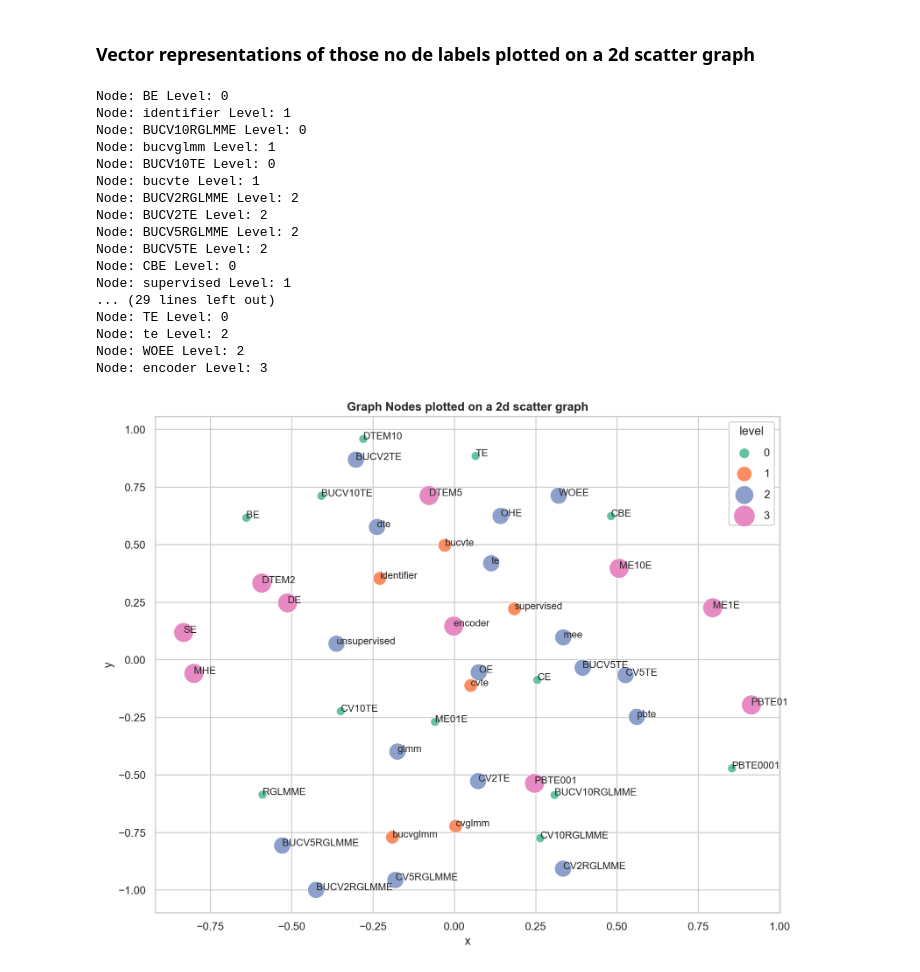
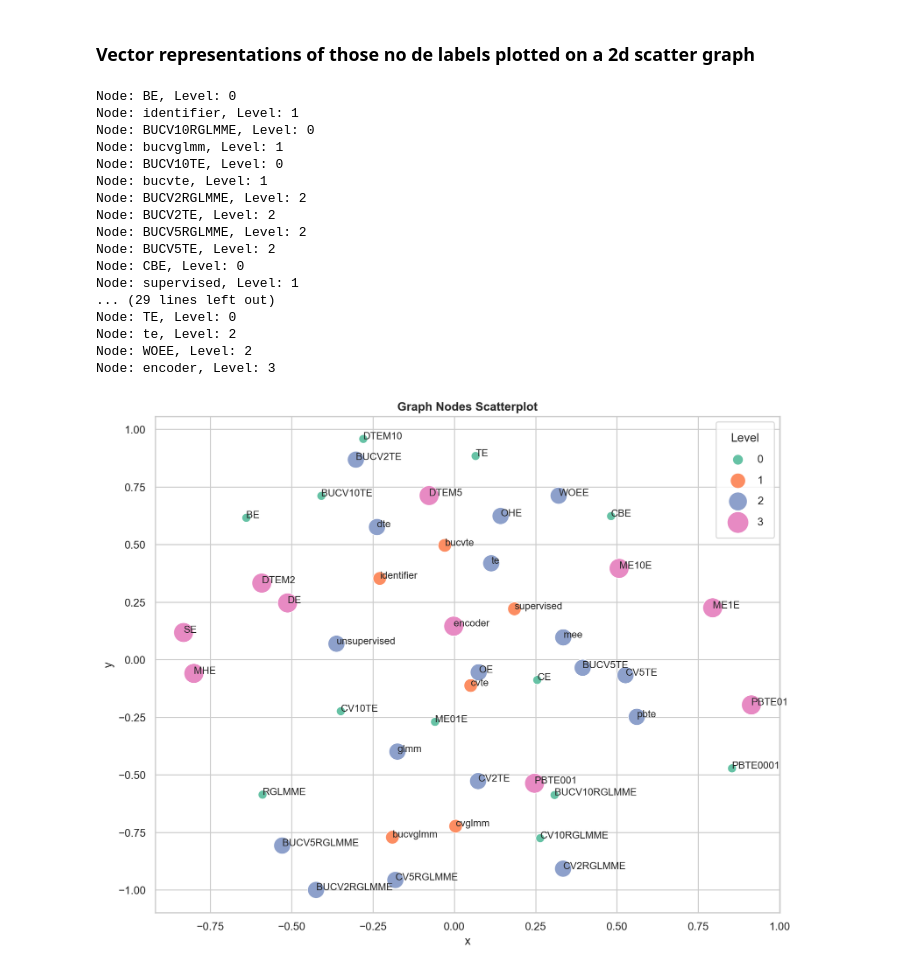
Before and after one commit to nina-prog/meta-learning-for-encoder-selection, a Jupyter notebook: notebooks/week09/week09-encoding-of-encoders.ipynb, the cells around one changed output. Saved outputs shown, nothing was run; the diff lists cells and outputs as text; code cells hidden in the pictures.

```diff
--- a/notebooks/week09/week09-encoding-of-encoders.ipynb
+++ b/notebooks/week09/week09-encoding-of-encoders.ipynb
@@ -92,28 +93,29 @@ def calculate_level(G):
 # Get hierarchical level for each node
 G = calculate_level(G)
 # %%
-# Print the hierarchical level for all nodes
-for node, data in G.nodes(data=True):
-    level = data["hierarchical_level"]
-    print("Node:", node, "Level:", level)
+# Print the hierarchical level for all nodes and make mapping dict
+level_dict = {}
+for node in G.nodes:
+    print(f"Node: {node}, Level: {G.nodes[node]['hierarchical_level']}")
+    level_dict[node] = G.nodes[node]['hierarchical_level']
 # %% [output]
-Node: BE Level: 0
-Node: identifier Level: 1
-Node: BUCV10RGLMME Level: 0
-Node: bucvglmm Level: 1
-Node: BUCV10TE Level: 0
-Node: bucvte Level: 1
-Node: BUCV2RGLMME Level: 2
-Node: BUCV2TE Level: 2
-Node: BUCV5RGLMME Level: 2
-Node: BUCV5TE Level: 2
-Node: CBE Level: 0
-Node: supervised Level: 1
+Node: BE, Level: 0
+Node: identifier, Level: 1
+Node: BUCV10RGLMME, Level: 0
+Node: bucvglmm, Level: 1
+Node: BUCV10TE, Level: 0
+Node: bucvte, Level: 1
+Node: BUCV2RGLMME, Level: 2
+Node: BUCV2TE, Level: 2
+Node: BUCV5RGLMME, Level: 2
+Node: BUCV5TE, Level: 2
+Node: CBE, Level: 0
+Node: supervised, Level: 1
 ... (29 lines left out)
-Node: TE Level: 0
-Node: te Level: 2
-Node: WOEE Level: 2
-Node: encoder Level: 3
+Node: TE, Level: 0
+Node: te, Level: 2
+Node: WOEE, Level: 2
+Node: encoder, Level: 3
 # %%
 # Get the position of each node in the graph
 pos = nx.spring_layout(G, k=0.5, iterations=50)
@@ -122,18 +124,21 @@ pos = nx.spring_layout(G, k=0.5, iterations=50)
 graph_df = pd.DataFrame.from_dict(pos, orient='index', columns=['x', 'y'])
 graph_df['level'] = nx.get_node_attributes(G, 'hierarchical_level')
 # %%
-with plt.rc_context({"legend.labelspacing": 1.0, 'legend.frameon':True, 'legend.framealpha':1.0}):
-    # Make scatter plot of the nodes
-    plt.figure(figsize=(10, 8))
-    sns.scatterplot(data=graph_df, x='x', y='y', hue='level', size='level', sizes=(80, 400), palette="Set2")
-    # Add node labels as annotations to the plot
-    for node, (x, y) in pos.items():
-        plt.text(x, y, node, fontsize=10)
-    # Add title to the plot
-    plt.title('Graph Nodes plotted on a 2d scatter graph', fontweight='bold')
-    # Show plot
-    plt.tight_layout()
-    plt.show()
+# Make scatter plot of the nodes
+plt.figure(figsize=(10, 8))
+sns.scatterplot(data=graph_df, x='x', y='y', hue='level', size='level', sizes=(80, 400), palette="Set2")
+# Add node labels as annotations to the plot
+for node, (x, y) in pos.items():
+    plt.text(x, y, node, fontsize=10)
+# Add title to the plot
+plt.title('Graph Nodes Scatterplot', fontweight='bold')
+# Add legend
+handles, labels = plt.gca().get_legend_handles_labels()
+by_label = dict(zip(labels, handles))
+plt.legend(by_label.values(), by_label.keys(), loc='upper right', title='Level', labelspacing=1.0, borderpad=1)
+# Show plot
+plt.tight_layout()
+plt.show()
 # %% [output]
-[figure, old version]
+[figure, new version]
 # %% [markdown]
```
Also changed, not shown: parts of 13 cells of this notebook.
